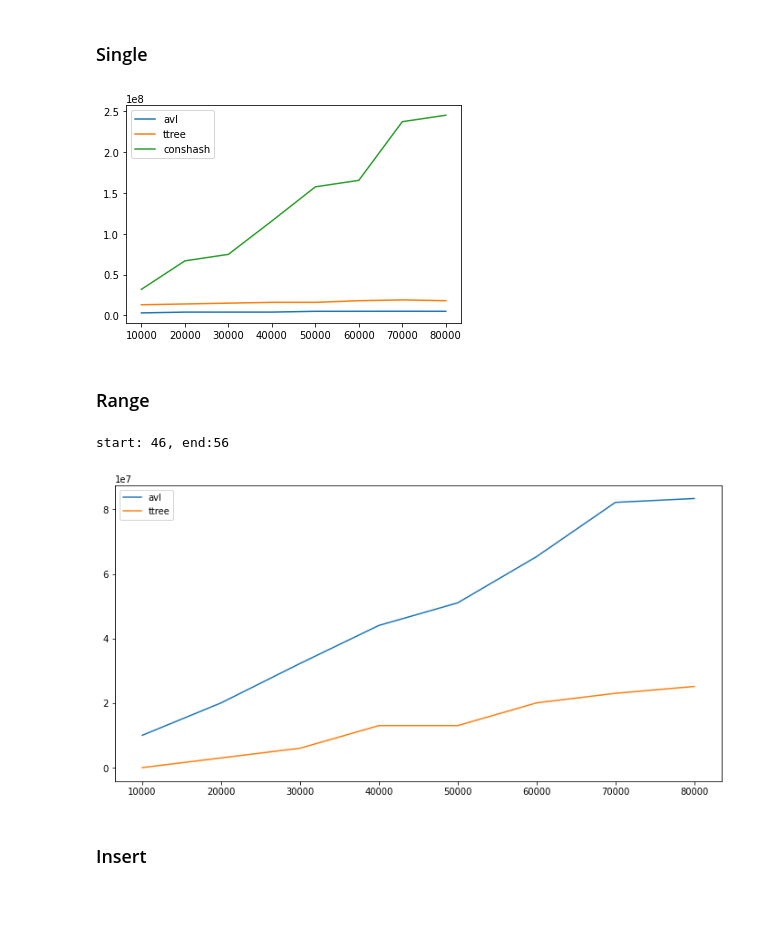
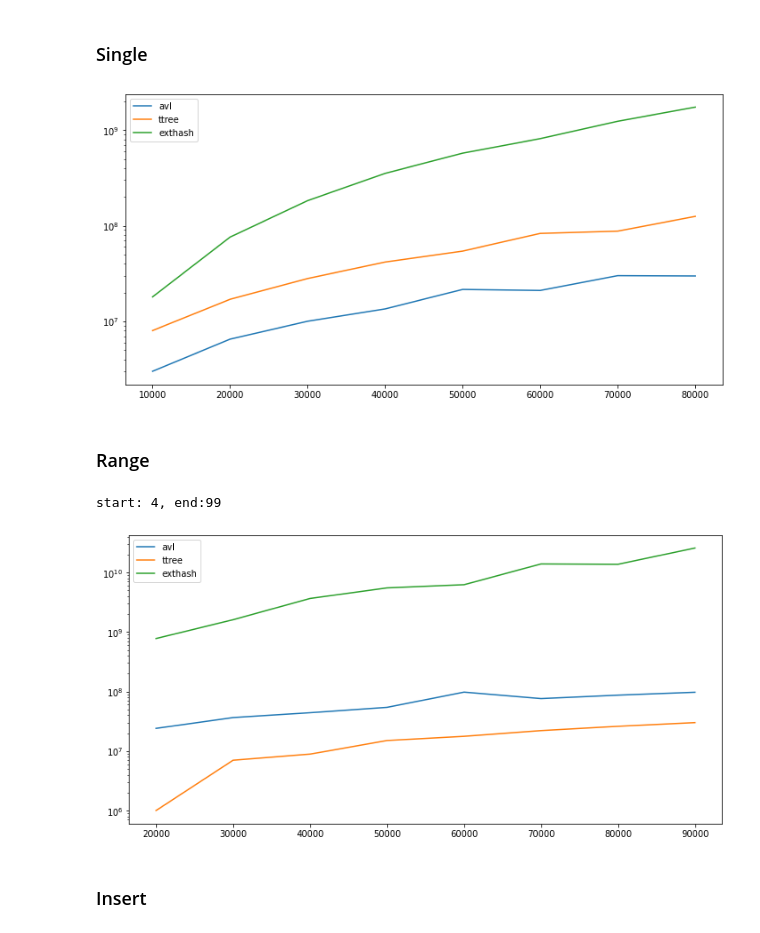
Before and after one commit to WojciechSzczepaniak/-Struktureffizienzstudie, a Jupyter notebook: Pierwsze testy.ipynb, the cells around one changed output. Cells and saved outputs as stored; diff of their text form; code cells hidden in the pictures; blank space fills up the shorter version.

```diff
--- a/Pierwsze testy.ipynb
+++ b/Pierwsze testy.ipynb
@@ -691,17 +600,14 @@ def single_search_T_tree(input_data, search):
 
     return duration
 # %%
-def single_search_conshash(input_data,search):
-    storage_nodes = []
-    for i in range(40):
-        storage_nodes.append(StorageNode(name=str(i*1000000),host=str(i*1000000+1)))
-    ch = ConsistentHash(len(input_data))
-    for i in storage_nodes:
-        ch.add_node(i)
-    for i in range(len(input_data)):
-        ch.assign(str(input_data[i])).put_storage(i,input_data[i])
+def single_search_DynamicHash(input_data,search):
+    g = DynamicHash(20)
+
+    for i in input_data:
+        g.insert(i, '')
+
     start = time.time_ns()
     for i in search:
-        search_cons_single(ch,i)
+        g.search(i)
     duration = time.time_ns() - start
-    return(duration)
+    return duration
@@ -831,23 +767,25 @@ def delete_T_tree(input_data, delete):
 x = []
 avl = []
 ttree = []
-conshash = []
+exthash = []
 for i in range(10000,90000,10000): #[13000]
     input_data = [j for j in range(0,i)]
 
-    search = random.sample(input_data, 2000)#int(i/10))
+    search = random.sample(input_data, int(i/10))#2000
     x.append(i)
     avl.append(single_search_AVL_tree(input_data,search))
     ttree.append(single_search_T_tree(input_data,search))
-    conshash.append(single_search_conshash(input_data,search))
+    exthash.append(single_search_DynamicHash(input_data,search))
 # %%
+plt.figure(figsize=(12, 6))
 plt.plot(x,avl, label = "avl")
 plt.plot(x, ttree, label = "ttree")
-plt.plot(x, conshash, label = "conshash")
+plt.plot(x, exthash, label = "exthash")
 plt.legend()
+plt.yscale('log')
 plt.show()
 # %% [output]
-[figure, old version]
+[figure, new version]
 # %% [markdown]
 ### Range
 # %%
@@ -857,9 +795,9 @@ def gen_range(max_range,number_in_ranges,num):
         tmp = random .randrange(max_range-number_in_ranges);
         k.append(SearchRange(tmp,tmp+number_in_ranges))
     return k
-print(gen_range(100,10,3)[0])
+print(gen_range(100,95,10)[0])
 # %% [output]
-start: 46, end:56
+start: 4, end:99
 # %%
 %%capture
 x = []
@@ -877,11 +815,12 @@ for i in range(10000,90000,10000): #[13000]
 plt.figure(figsize=(12, 6))
 plt.plot(x,avl, label = "avl")
 plt.plot(x, ttree, label = "ttree")
-#plt.plot(x, conshash, label = "conshash")
+plt.plot(x, exthash, label = "exthash")
 plt.legend()
+plt.yscale('log')
 plt.show()
 # %% [output]
-[figure, old version]
+[figure, new version]
 # %% [markdown]
 ### Insert
 # %%
```
Also changed, not shown: parts of 21 cells of this notebook.
